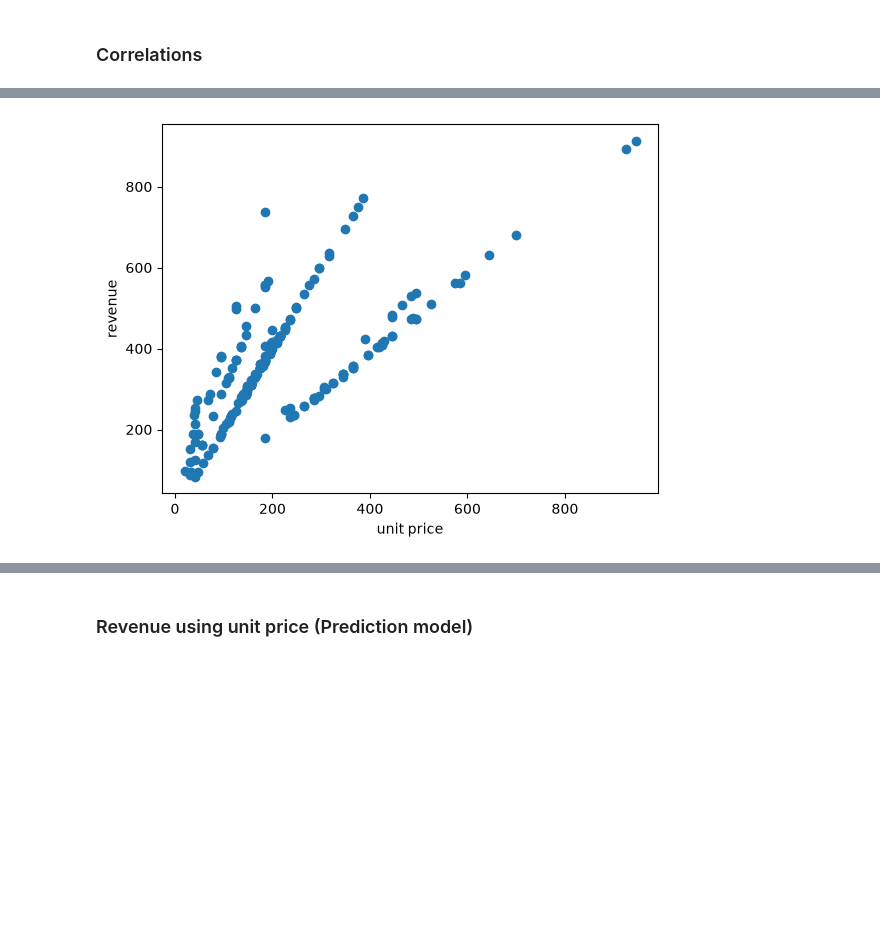
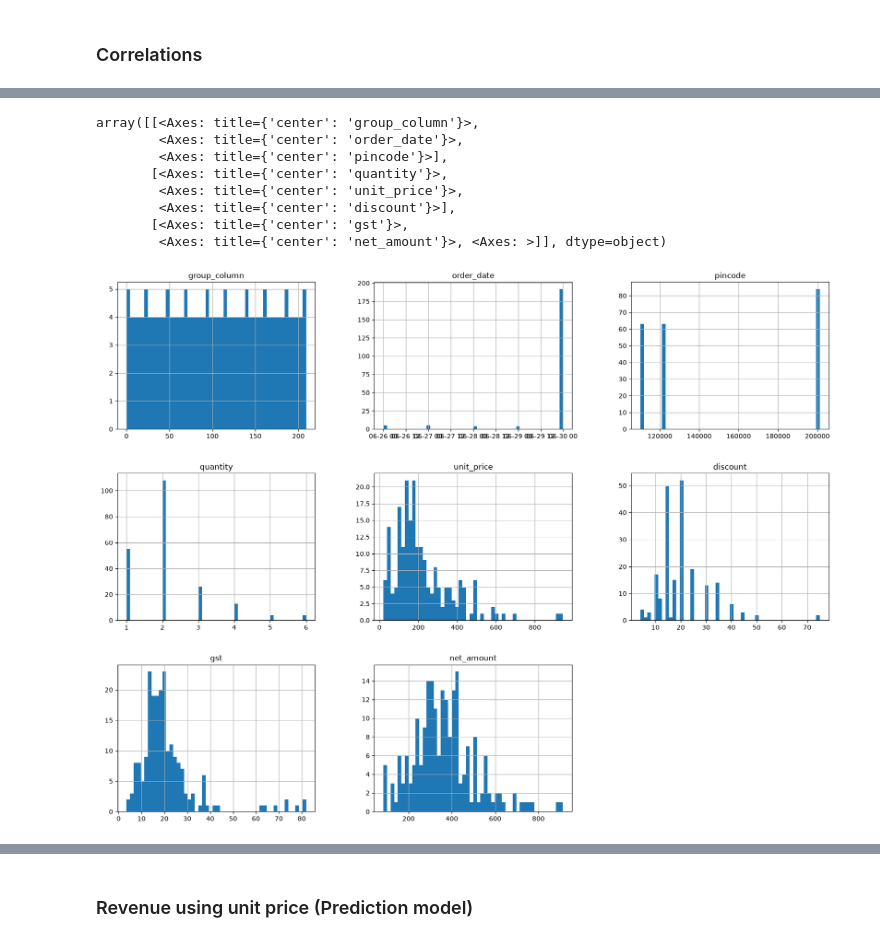
Before and after one commit to AditiShah-data/Data_analysis_scikit-learn, a Jupyter notebook: Python.ipynb, the cells around one changed output, grey strips where cells are left out. Cells and saved outputs as stored; diff of their text form; code cells hidden in the pictures; blank space fills up the shorter version.

```diff
--- a/Python.ipynb
+++ b/Python.ipynb
@@ -75,3 +75,9 @@ df.head()
 | 2 | 2 | BLK1025497 | 2026-06-26 | Karan Gupta | Ghaziabad | 201001 | Surf Excel Easy Wash 1kg | Household | 1 | ... |
 | 3 | 3 | BLK1025498 | 2026-06-26 | Pooja Verma | Gurgaon | 122002 | Dettol Hand Wash 900ml | Personal Care | 2 | ... |
 | 4 | 4 | BLK1025499 | 2026-06-26 | Saurabh Jain | Faridabad | 121003 | Haldiram Bhujia 400g | Snacks | 3 | ... |
+# %%
+df['revenue']=df['quantity']*df['unit_price']-df['discount']
+
+
+df.columns=df.columns.str.lower().str.replace(" ","_")
+df.head()
@@ -291,8 +304,6 @@ COD            47
 Credit Card    43
 Wallet         42
 Name: count, dtype: int64
-# %%
-df['Discount']=df['Discount']/100
 # %% [markdown]
 ### Correlations
 # %%
@@ -309,10 +329,14 @@ df.corr(numeric_only=True)
 # %%
-import matplotlib.pylab as plt
-plt.scatter(df['Unit Price'],df['Net Amount'])
-plt.xlabel("unit price")
-plt.ylabel("revenue")
-plt.show()
+df.hist(bins=50, figsize=(20,15))
 # %% [output]
+array([[<Axes: title={'center': 'group_column'}>,
+        <Axes: title={'center': 'order_date'}>,
+        <Axes: title={'center': 'pincode'}>],
+       [<Axes: title={'center': 'quantity'}>,
+        <Axes: title={'center': 'unit_price'}>,
+        <Axes: title={'center': 'discount'}>],
+       [<Axes: title={'center': 'gst'}>,
+        <Axes: title={'center': 'net_amount'}>, <Axes: >]], dtype=object)
-[figure, old version]
+[figure, new version]
 # %%
 from sklearn.metrics import r2_score
```
Also changed, not shown: parts of 22 cells of this notebook.
